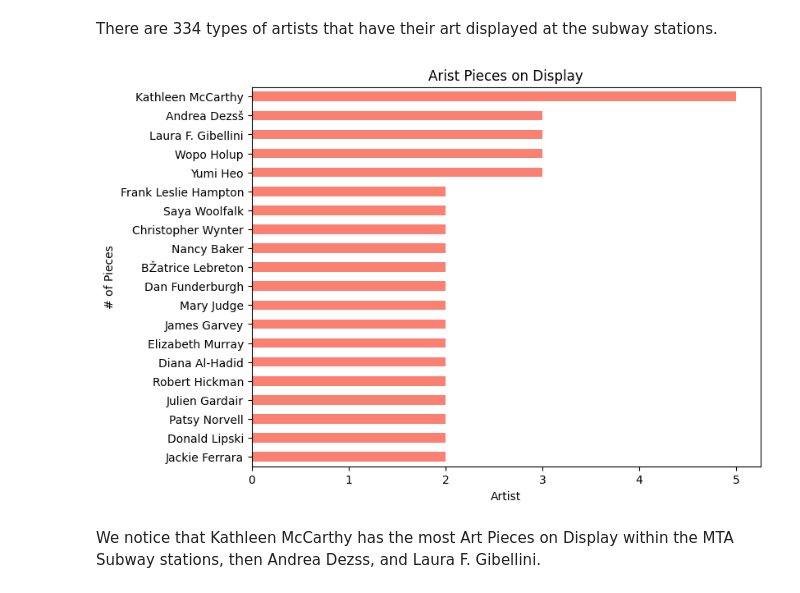
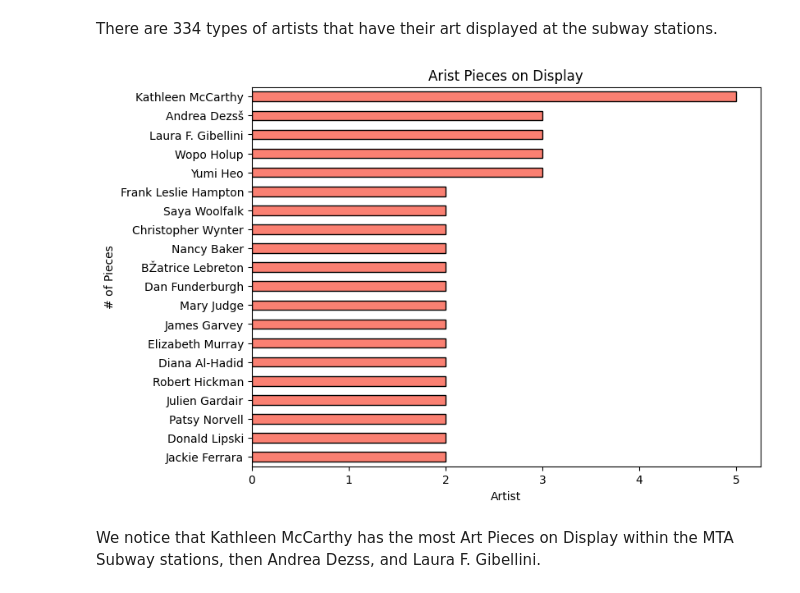
Before and after one commit to Datanerd97/MTA_Painting_EDA, a Jupyter notebook: MTA_Subway_Art.ipynb, the cells around one changed output. Cells and saved outputs as stored; diff of their text form; code cells hidden in the pictures.

```diff
--- a/MTA_Subway_Art.ipynb
+++ b/MTA_Subway_Art.ipynb
@@ -239,13 +239,14 @@ There are 334 types of artists that have their art displayed at the subway stati
 # %%
 # Set the thing to ax and then you have to invert the y-axis..
 ax = results_dff.artist.value_counts()[:20].plot.barh(xlabel = 'Artist',
                                                  ylabel = '# of Pieces',
                                                  title = 'Arist Pieces on Display',
                                                  figsize = (8,6),
-                                                 color = 'salmon')
+                                                 color = 'salmon',
+                                                      edgecolor = 'black')
 ax.invert_yaxis(); # Invert the y-axis
 # %% [output]
-[figure, old version]
+[figure, new version]
 # %% [markdown]
 We notice that Kathleen McCarthy has the most Art Pieces on Display within the MTA Subway stations, then Andrea Dezss, and Laura F. Gibellini.
 # %% [markdown]
```
Also changed, not shown: parts of 3 cells of this notebook.
